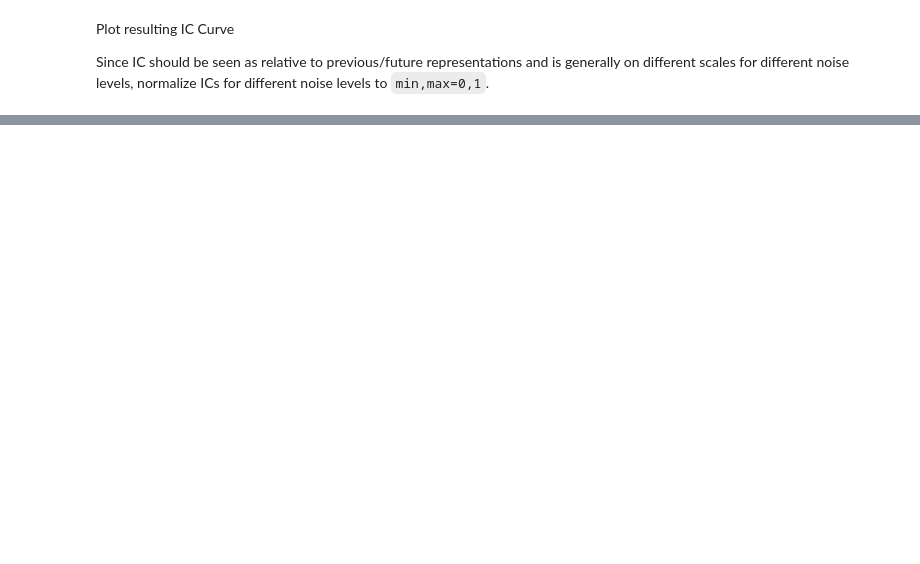
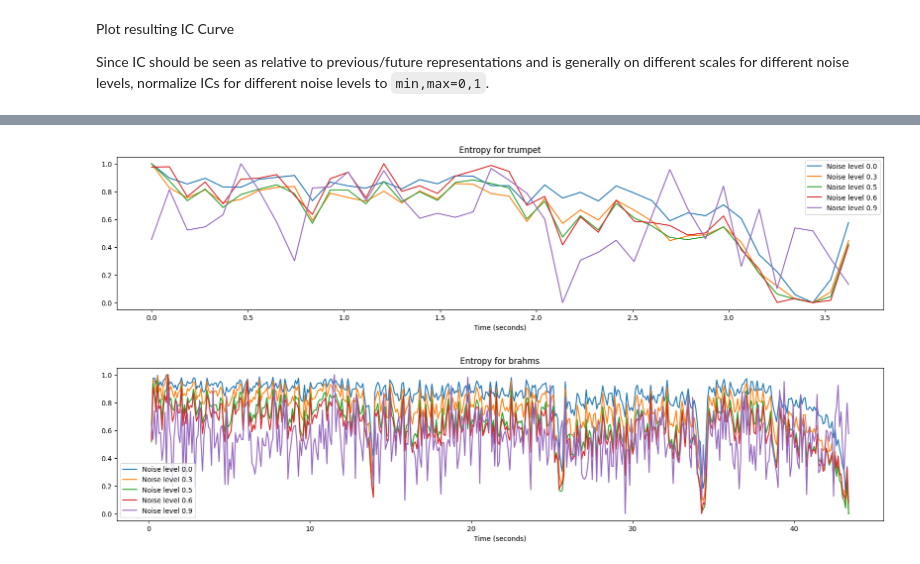
Before and after one commit to CPJKU/pa-audioic, a Jupyter notebook: demo.ipynb, the cells around one changed output, grey strips where cells are left out. Cells and saved outputs as stored; diff of their text form; code cells hidden in the pictures; blank space fills up the shorter version.

Commit message:
Added entropy calculation.

```diff
--- a/demo.ipynb
+++ b/demo.ipynb
@@ -58,0 +68,13 @@ for name, nll in zip(librosa_files, nlls):
+# %%
+for name, entr in zip(librosa_files, entrs):
+    plt.figure(figsize=(20,4))
+    plt.title(f'Entropy for {name}')
+    time = ic_calc_helper.frames_to_time(entr.shape[1])
+    # NOTE: shift by one as IC and entropy are offseted
+    time = np.append([0], time)[:-1]
+    plt.plot(time, visual_normalizer(entr).T, label=[f'Noise level {nl}' for nl in noise_levels])
+    plt.legend()
+    plt.xlabel('Time (seconds)')
+# %% [output]
+[figure, added]
+[figure, added]
```
Also changed, not shown: parts of 4 cells of this notebook, 1 other file.
